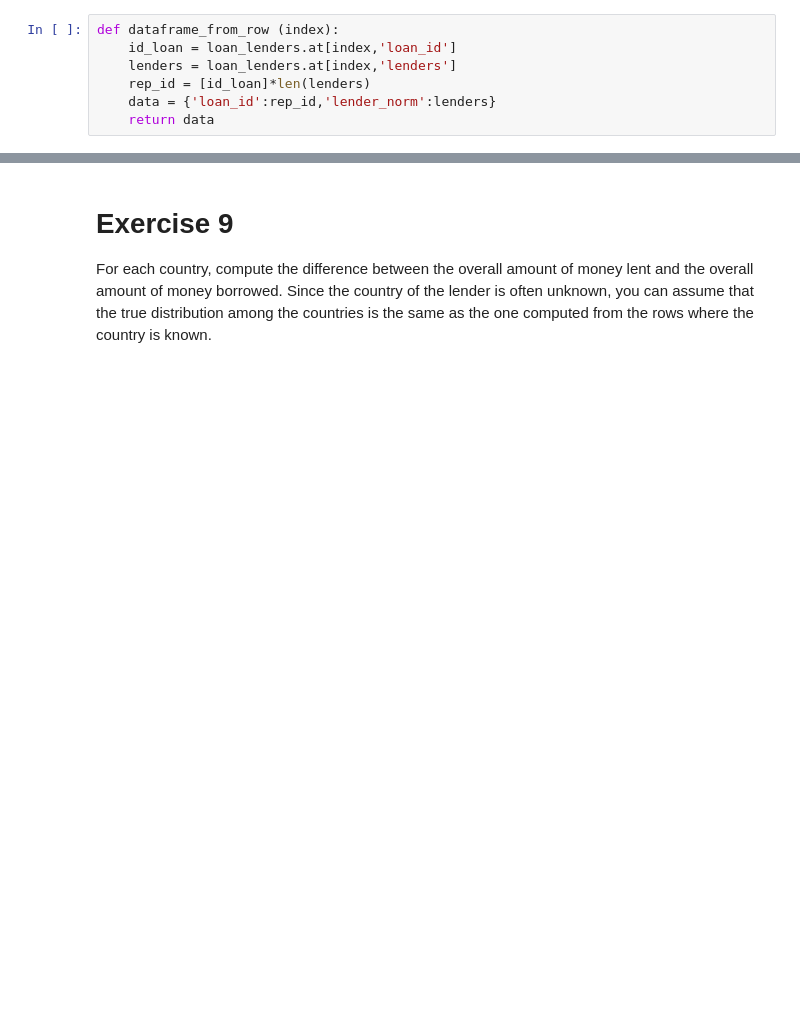
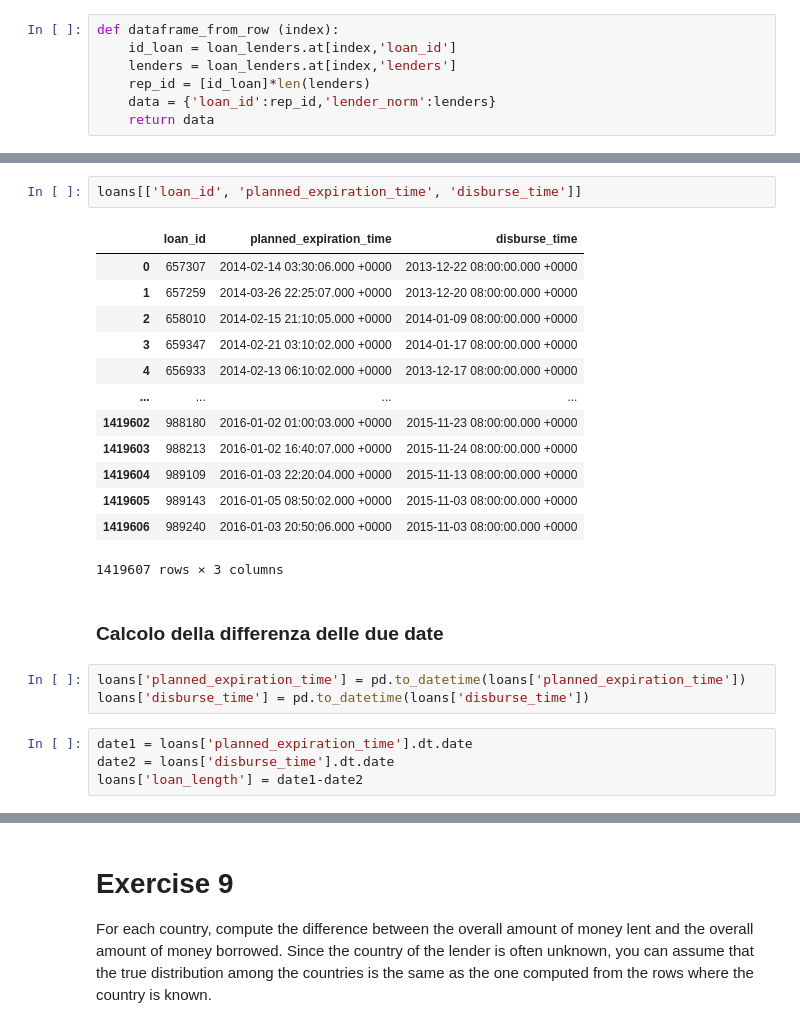
Before and after one commit to msartori10/Computer_Science, a Jupyter notebook: Exam.ipynb, the cells around one changed output, grey strips where cells are left out. Drawn from its saved outputs; the diff is of its cells as text; blank space fills up the shorter version.

```diff
--- a/Exam.ipynb
+++ b/Exam.ipynb
@@ -69,0 +88,25 @@ norm
+# %%
+loans[['loan_id', 'planned_expiration_time', 'disburse_time']]
+# %% [output]
+|  | loan_id | planned_expiration_time | disburse_time |
+| 0 | 657307 | 2014-02-14 03:30:06.000 +0000 | 2013-12-22 08:00:00.000 +0000 |
+| 1 | 657259 | 2014-03-26 22:25:07.000 +0000 | 2013-12-20 08:00:00.000 +0000 |
+| 2 | 658010 | 2014-02-15 21:10:05.000 +0000 | 2014-01-09 08:00:00.000 +0000 |
+| 3 | 659347 | 2014-02-21 03:10:02.000 +0000 | 2014-01-17 08:00:00.000 +0000 |
+| 4 | 656933 | 2014-02-13 06:10:02.000 +0000 | 2013-12-17 08:00:00.000 +0000 |
+| ... | ... | ... | ... |
+| 1419602 | 988180 | 2016-01-02 01:00:03.000 +0000 | 2015-11-23 08:00:00.000 +0000 |
+| 1419603 | 988213 | 2016-01-02 16:40:07.000 +0000 | 2015-11-24 08:00:00.000 +0000 |
+| 1419604 | 989109 | 2016-01-03 22:20:04.000 +0000 | 2015-11-13 08:00:00.000 +0000 |
+| 1419605 | 989143 | 2016-01-05 08:50:02.000 +0000 | 2015-11-03 08:00:00.000 +0000 |
+| 1419606 | 989240 | 2016-01-03 20:50:06.000 +0000 | 2015-11-03 08:00:00.000 +0000 |
+1419607 rows × 3 columns
+# %% [markdown]
+### Calcolo della differenza delle due date
+# %%
+loans['planned_expiration_time'] = pd.to_datetime(loans['planned_expiration_time'])
+loans['disburse_time'] = pd.to_datetime(loans['disburse_time'])
+# %%
+date1 = loans['planned_expiration_time'].dt.date
+date2 = loans['disburse_time'].dt.date
+loans['loan_length'] = date1-date2
```
Also changed, not shown: parts of 82 cells of this notebook.
